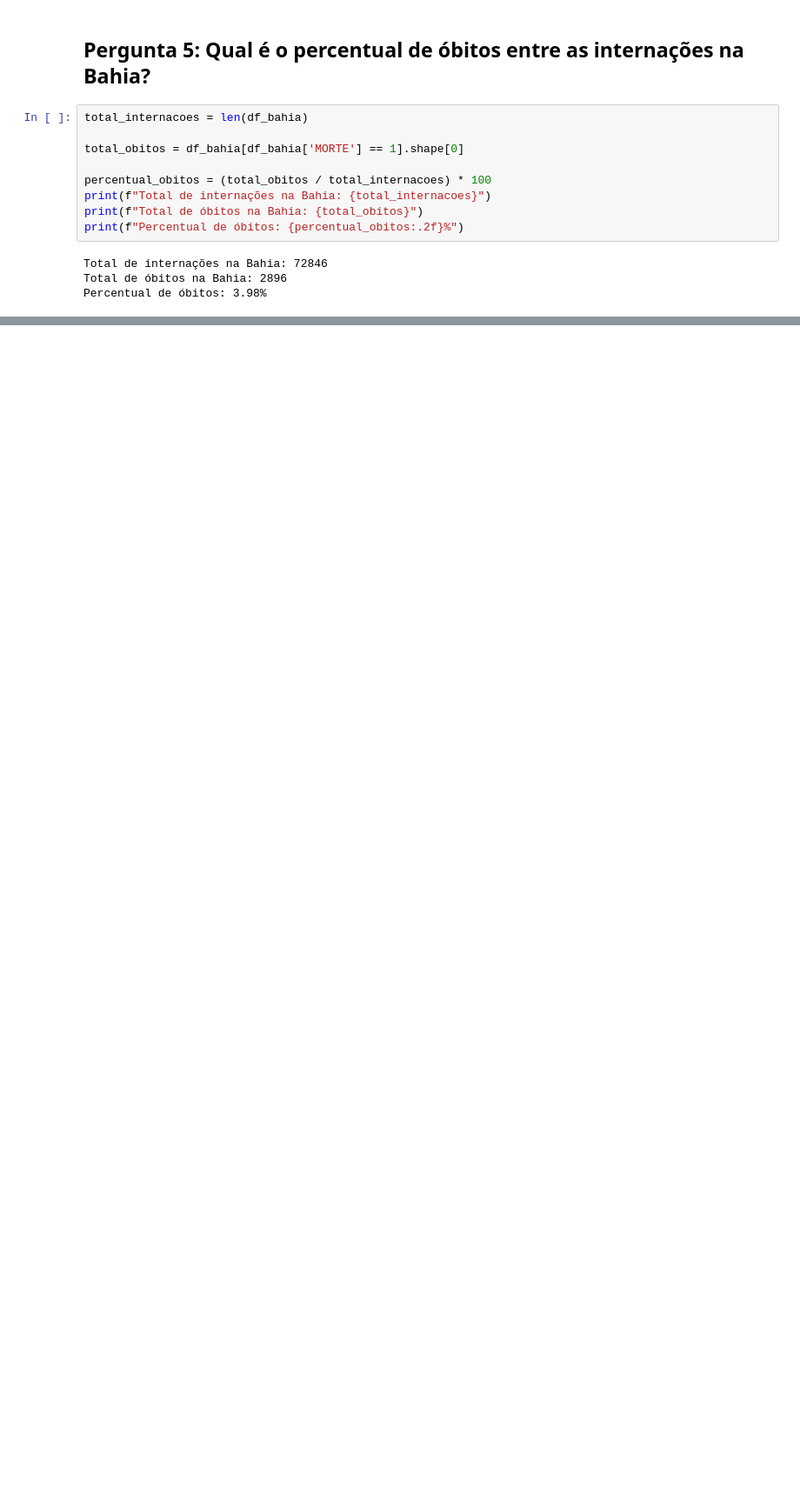
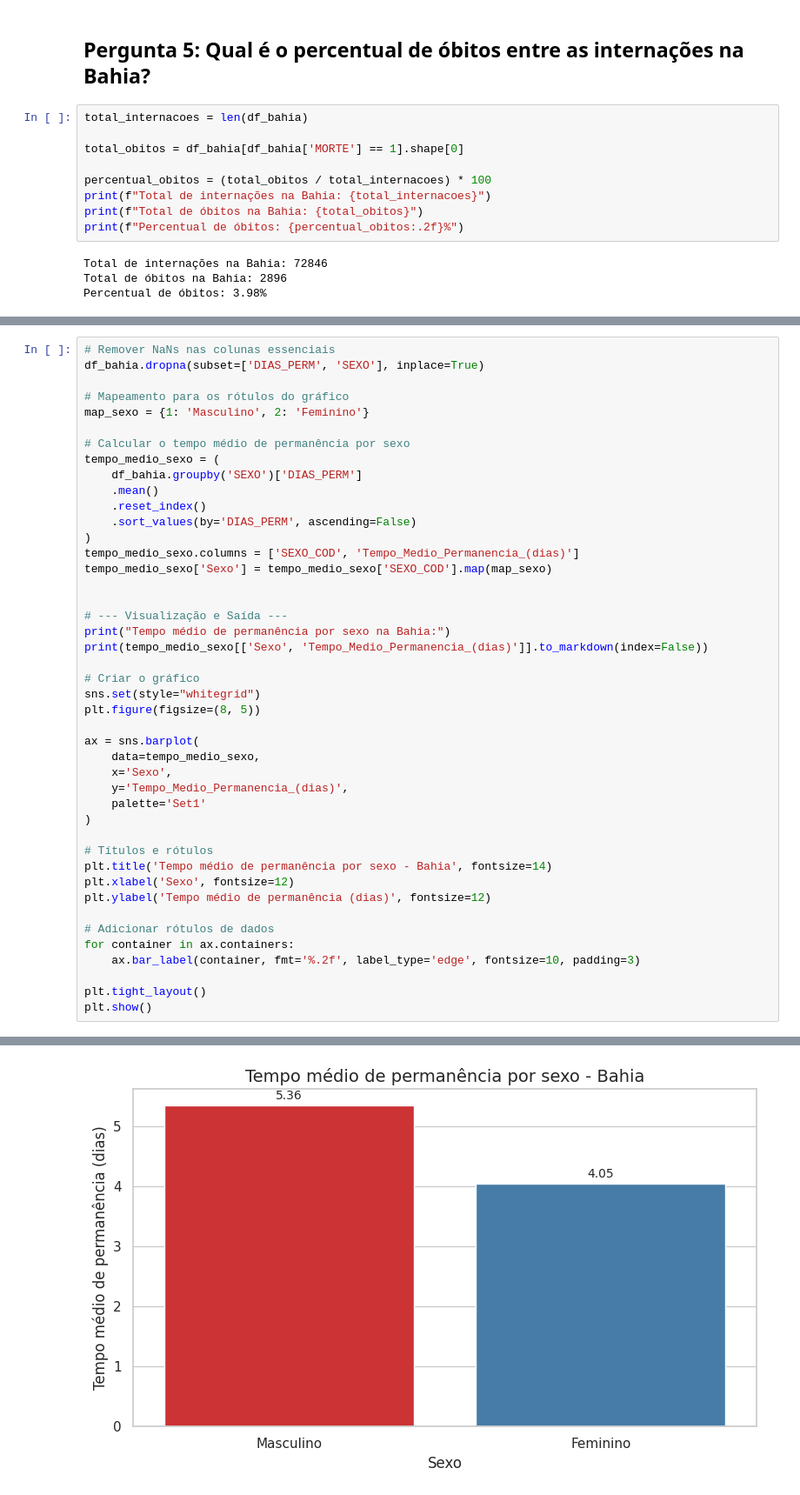
Before and after one commit to Maikoandre/DataSUS-Analysis, a Jupyter notebook: sia_analysis.ipynb, the cells around one changed output, grey strips where cells are left out. Shown at 87% size. Drawn from its saved outputs; the diff is of its cells as text; blank space fills up the shorter version.

```diff
--- a/sia_analysis.ipynb
+++ b/sia_analysis.ipynb
@@ -373,0 +528,45 @@ Percentual de óbitos: 3.98%
+# %%
+# Remover NaNs nas colunas essenciais
+df_bahia.dropna(subset=['DIAS_PERM', 'SEXO'], inplace=True)
+
+# Mapeamento para os rótulos do gráfico
+map_sexo = {1: 'Masculino', 2: 'Feminino'}
+
+# Calcular o tempo médio de permanência por sexo
+tempo_medio_sexo = (
+    df_bahia.groupby('SEXO')['DIAS_PERM']
+    .mean()
+    .reset_index()
+    .sort_values(by='DIAS_PERM', ascending=False)
+)
+tempo_medio_sexo.columns = ['SEXO_COD', 'Tempo_Medio_Permanencia_(dias)']
+tempo_medio_sexo['Sexo'] = tempo_medio_sexo['SEXO_COD'].map(map_sexo)
+
+
+# --- Visualização e Saída ---
+print("Tempo médio de permanência por sexo na Bahia:")
+print(tempo_medio_sexo[['Sexo', 'Tempo_Medio_Permanencia_(dias)']].to_markdown(index=False))
+
+# Criar o gráfico
+sns.set(style="whitegrid")
+plt.figure(figsize=(8, 5))
+
+ax = sns.barplot(
+    data=tempo_medio_sexo,
+    x='Sexo',
+    y='Tempo_Medio_Permanencia_(dias)',
+    palette='Set1'
+)
+
+# Títulos e rótulos
+plt.title('Tempo médio de permanência por sexo - Bahia', fontsize=14)
+plt.xlabel('Sexo', fontsize=12)
+plt.ylabel('Tempo médio de permanência (dias)', fontsize=12)
+
+# Adicionar rótulos de dados
+for container in ax.containers:
+    ax.bar_label(container, fmt='%.2f', label_type='edge', fontsize=10, padding=3)
+
+plt.tight_layout()
+plt.show()
+# %% [output]
@@ -373,0 +578 @@ Percentual de óbitos: 3.98%
+[figure, added]
```
Also changed, not shown: parts of 21 cells of this notebook.
